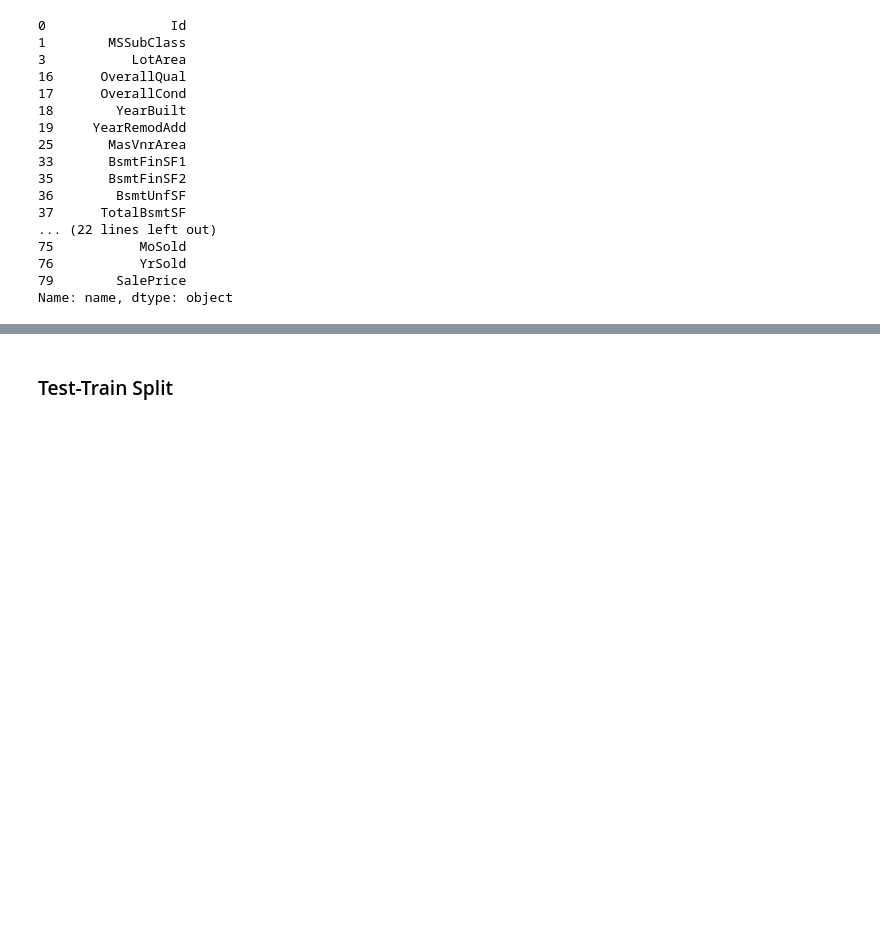
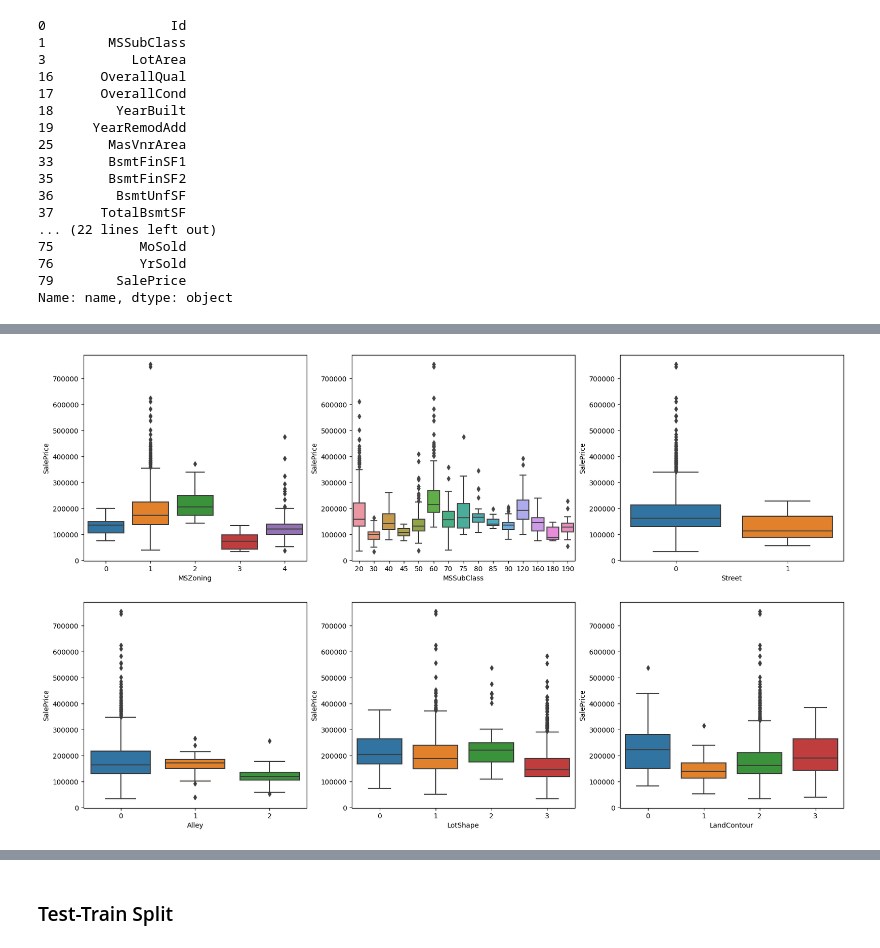
Before and after one commit to ncjanardhan-outlook/ncjpersonal, a Jupyter notebook: Advanced Regression Assignment/Advanced Regression Assignment Soln.ipynb, the cells around one changed output, grey strips where cells are left out. Saved outputs shown, nothing was run; the diff lists cells and outputs as text; code cells hidden in the pictures; blank space fills up the shorter version.

```diff
--- a/Advanced Regression Assignment/Advanced Regression Assignment Soln.ipynb
+++ b/Advanced Regression Assignment/Advanced Regression Assignment Soln.ipynb
@@ -264,0 +274,15 @@ Name: name, dtype: object
+# %%
+def BoxPlotHousingData(rows, cols, index, columnName):
+    plt.subplot(rows,cols,index)
+    sns.boxplot(x = columnName, y = 'SalePrice', data = dfHousing)
+
+plt.figure(figsize=(20,12))
+
+BoxPlotHousingData(2,3,1, 'MSZoning')
+BoxPlotHousingData(2,3,2, 'MSSubClass')
+BoxPlotHousingData(2,3,3, 'Street')
+BoxPlotHousingData(2,3,4, 'Alley')
+BoxPlotHousingData(2,3,5, 'LotShape')
+BoxPlotHousingData(2,3,6, 'LandContour')
+# %% [output]
+[figure, added]
```
Also changed, not shown: parts of 22 cells of this notebook.
